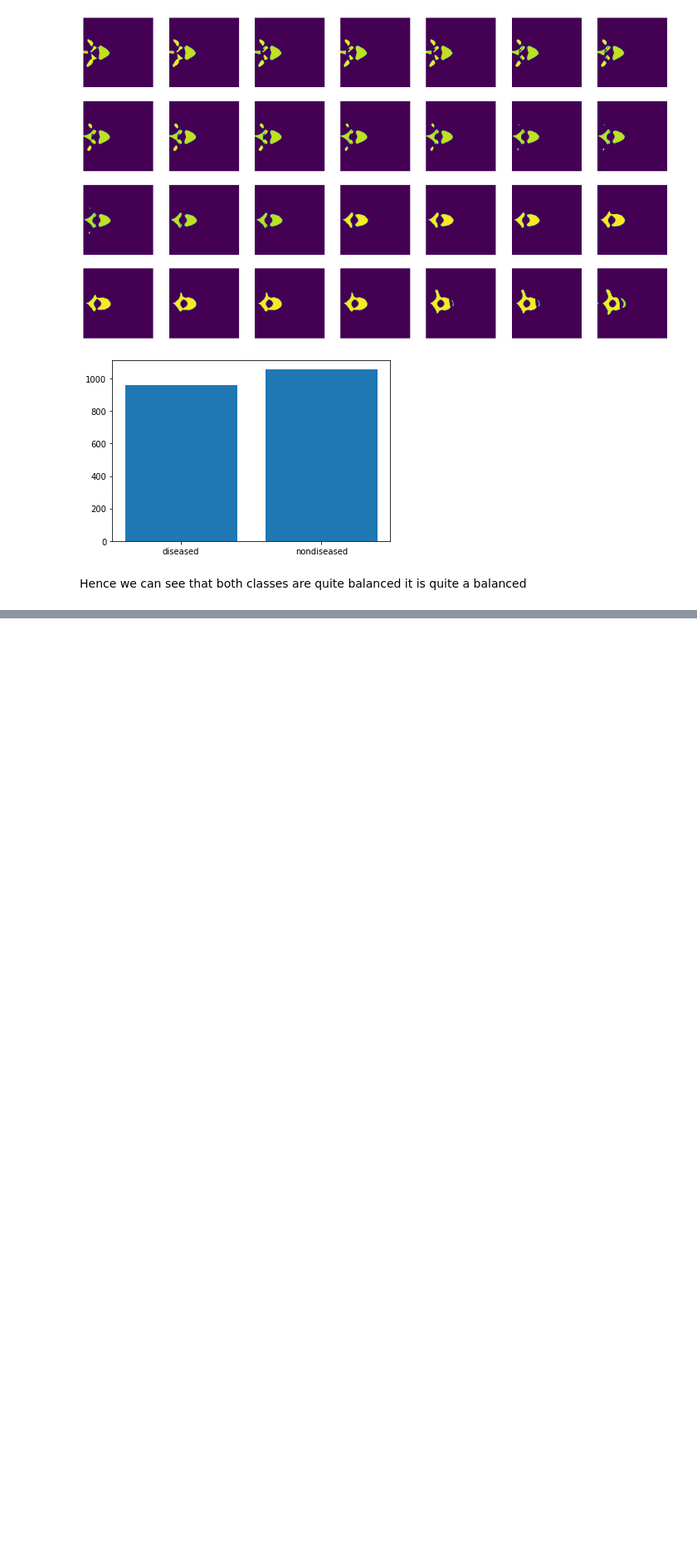
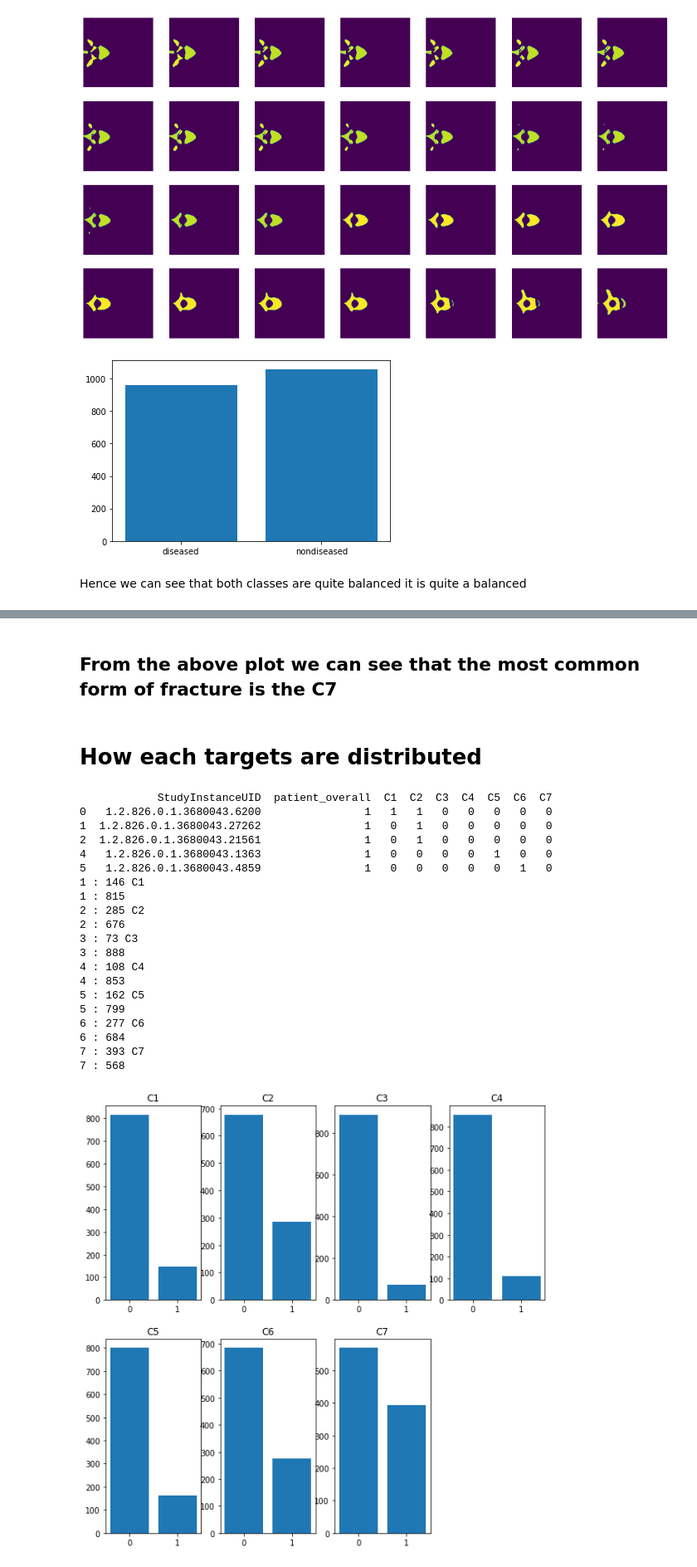
Before and after one commit to bhowmickarka/Cervical-Spine-Fracture-Detection, a Jupyter notebook: rsna-eda-ab.ipynb, the cells around one changed output, grey strips where cells are left out. Shown at 83% size. Saved outputs shown, nothing was run; the diff lists cells and outputs as text; code cells hidden in the pictures; blank space fills up the shorter version.

```diff
--- a/rsna-eda-ab.ipynb
+++ b/rsna-eda-ab.ipynb
@@ -114,0 +115,41 @@ plt.show()
+# %% [markdown]
+## From the above plot we can see that the most common form of fracture is the C7 ##
+# %% [markdown]
+# How each targets are distributed #
+# %%
+diseased_df = train_df.loc[train_df["patient_overall"] == 1]
+print(diseased_df.head())
+rows = 2
+columns = 4
+
+plt.figure(figsize = (10, 10))
+for i in range(1, rows *columns):
+    ax = plt.subplot(rows, columns, i)
+    lenDis = len(diseased_df.loc[diseased_df["C"+str(i)] == 1])
+    print(i, ":", lenDis, "C"+str(i))
+    lenNoDis = len(diseased_df.loc[diseased_df["C"+str(i)] == 0])
+    print(i, ":", lenNoDis)
+    ax.bar(['0', '1'], [lenNoDis, lenDis])
+    ax.set_title("C" + str(i))
+# %% [output]
+            StudyInstanceUID  patient_overall  C1  C2  C3  C4  C5  C6  C7
+0   1.2.826.0.1.3680043.6200                1   1   1   0   0   0   0   0
+1  1.2.826.0.1.3680043.27262                1   0   1   0   0   0   0   0
+2  1.2.826.0.1.3680043.21561                1   0   1   0   0   0   0   0
+4   1.2.826.0.1.3680043.1363                1   0   0   0   0   1   0   0
+5   1.2.826.0.1.3680043.4859                1   0   0   0   0   0   1   0
+1 : 146 C1
+1 : 815
+2 : 285 C2
+2 : 676
+3 : 73 C3
+3 : 888
+4 : 108 C4
+4 : 853
+5 : 162 C5
+5 : 799
+6 : 277 C6
+6 : 684
+7 : 393 C7
+7 : 568
+[figure, added]
```
Also changed, not shown: parts of 4 cells of this notebook.
